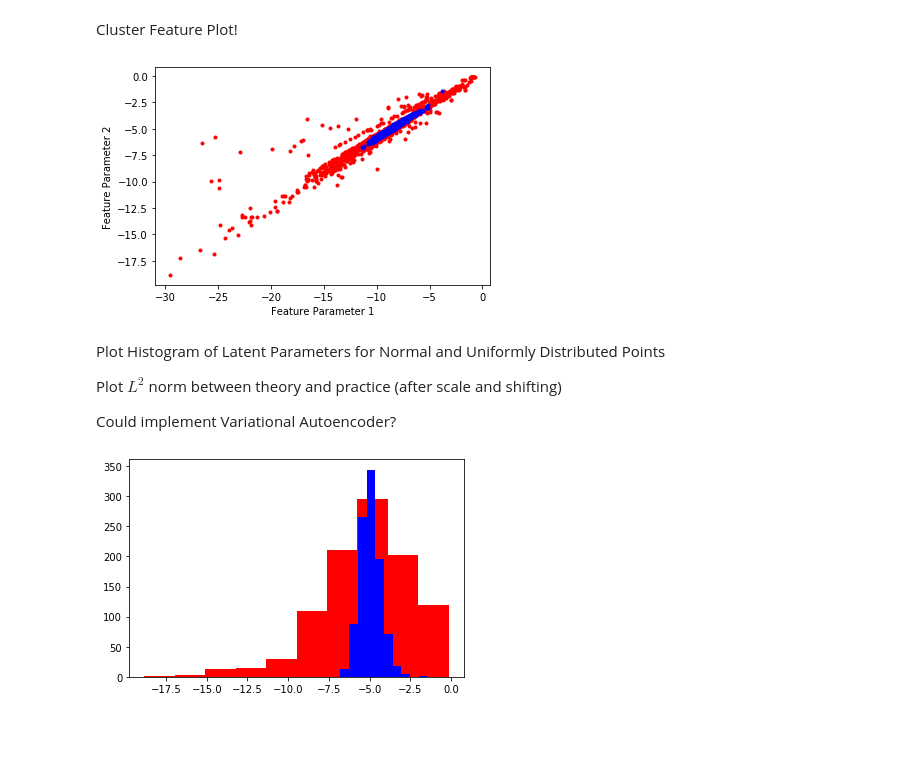
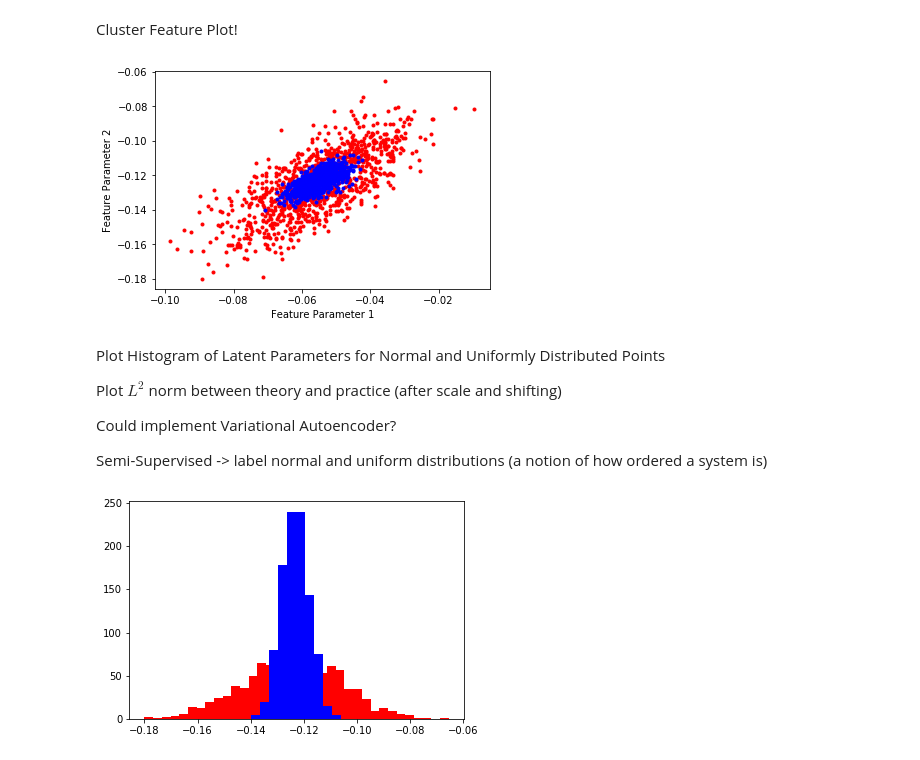
Before and after one commit to PAWhalley/Classification-of-Self-Assembled-Structures-using-Machine-Learning, a Jupyter notebook: Autoencoder.ipynb, the cells around one changed output. Cells and saved outputs as stored; diff of their text form; code cells hidden in the pictures; blank space fills up the shorter version.

```diff
--- a/Autoencoder.ipynb
+++ b/Autoencoder.ipynb
@@ -23,9 +23,9 @@ import numpy as np
 # %% [markdown]
 Simulating Data
 # %%
-training_data_size = 10000
+training_data_size = 100000
 group_size = training_data_size//2
-data_size = 100
+data_size = 1000
 data = []
 #for i in range(training_data_size):
 #    data.append(torch.rand(data_size))
@@ -57,9 +57,9 @@ class Autoencoder(nn.Module):
         self.enc2 = nn.Linear(in_features=128, out_features = 64)
         self.enc3 = nn.Linear(in_features = 64, out_features = 32) #maybe add 64 -> 32 to increase accuracy
         self.enc4 = nn.Linear(in_features = 32, out_features = 16)
-        self.enc5 = nn.Linear(in_features = 16,out_features = 4)
+        self.enc5 = nn.Linear(in_features = 16,out_features = 2)
         # decoder
-        self.dec1 = nn.Linear(in_features=4, out_features=16)
+        self.dec1 = nn.Linear(in_features=2, out_features=16)
         self.dec2 = nn.Linear(in_features=16, out_features=32)#maybe add 64 -> 32 to increase accuracy
         self.dec3 = nn.Linear(in_features=32, out_features=64)
         self.dec4 = nn.Linear(in_features=64, out_features=128)
@@ -131,7 +136,7 @@ for epoch in range(NUM_EPOCHS):  # loop over the dataset multiple times
         # print statistics
         running_loss += loss.item()
     loss_vector[epoch] = running_loss
-    if (epoch >=1)&(abs(loss_vector[epoch] - loss_vector[epoch - 1])< 0.1):
+    if (epoch >=5)&(abs(loss_vector[epoch] - loss_vector[epoch - 5])< 0.1):
         break
     #if epoch%10 ==0:
 
@@ -142,6 +147,6 @@ for epoch in range(NUM_EPOCHS):  # loop over the dataset multiple times
            # running_loss = 0.0
 
 print('Finished Training')
-hidden = net.enc5(F.relu(net.enc4(F.relu(net.enc3(F.relu(net.enc2(F.relu(net.enc1(torch.rand(data_size))))))))))
-print(hidden)
+low_dim_feat = net.enc5(F.relu(net.enc4(F.relu(net.enc3(F.relu(net.enc2(F.relu(net.enc1(torch.rand(data_size))))))))))
+print(low_dim_feat)
 # %% [output]
@@ -182,10 +171,10 @@ for i in range(number_of_points):
     normal_feature = net.enc5(F.relu(net.enc4(F.relu(net.enc3(F.relu(net.enc2(F.relu(net.enc1(normal_points[i])))))))))
     uniform_feature= uniform_feature.detach().numpy()
     normal_feature = normal_feature.detach().numpy()
-    normal_feature1[i] = normal_feature[1]
-    normal_feature2[i] = normal_feature[2]
-    uniform_feature1[i] = uniform_feature[1]
-    uniform_feature2[i] = uniform_feature[2]
+    normal_feature1[i] = normal_feature[0]
+    normal_feature2[i] = normal_feature[1]
+    uniform_feature1[i] = uniform_feature[0]
+    uniform_feature2[i] = uniform_feature[1]
 
 plt.figure()
 plt.xlabel('Feature Parameter 1')
@@ -194,7 +183,7 @@ plt.plot(normal_feature1,normal_feature2,'r.')
 plt.plot(uniform_feature1,uniform_feature2,'b.')
 plt.show()
 # %% [output]
-[figure, old version]
+[figure, new version]
 # %% [markdown]
 Plot Histogram of Latent Parameters for Normal and Uniformly Distributed Points
 
@@ -202,11 +191,15 @@ Plot Histogram of Latent Parameters for Normal and Uniformly Distributed Points
 Plot $L^{2}$ norm between theory and practice (after scale and shifting)
 
 Could implement Variational Autoencoder?
+
+Semi-Supervised -> label normal and uniform distributions (a notion of how ordered a system is)
 # %%
 plt.figure()
-plt.hist(normal_feature2, color = 'red')
+plt.hist(normal_feature2, bins = 35,color = 'red')
 plt.hist(uniform_feature2, color = 'blue')
 
-plt.show()
+
+
+plt.show() #make the bar sizes the same!
 # %% [output]
-[figure, old version]
+[figure, new version]
```
Also changed, not shown: parts of 2 cells of this notebook.
